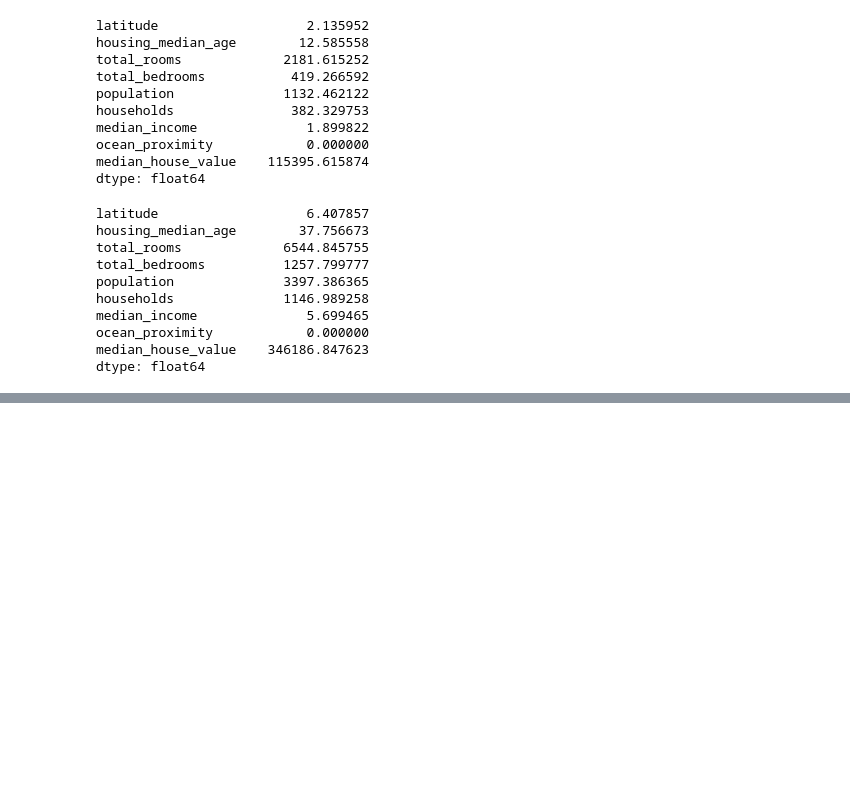
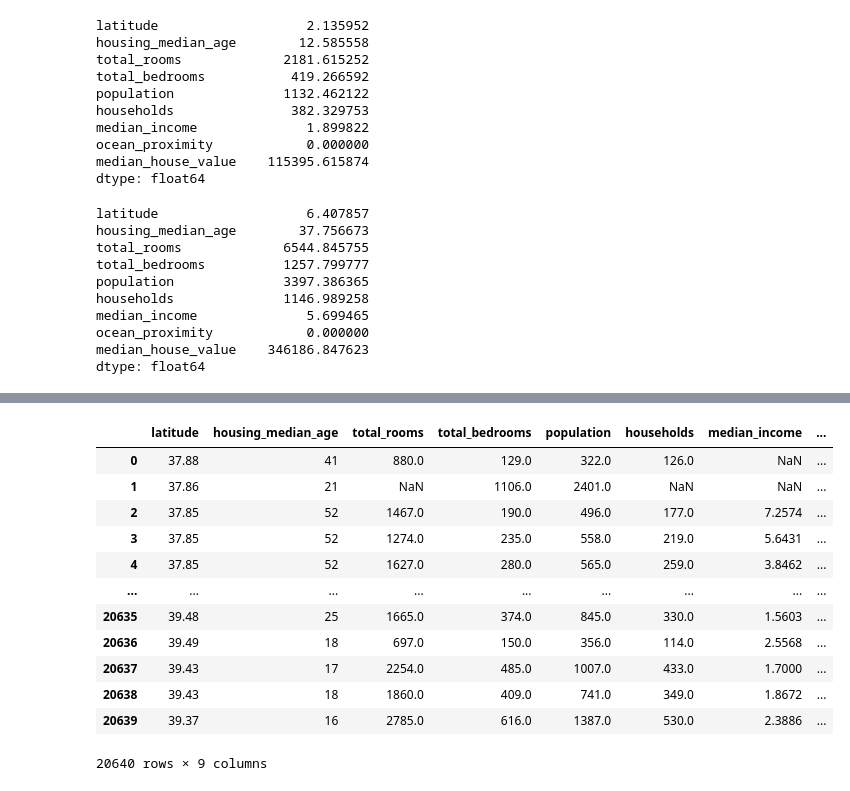
Before and after one commit to vinaymali14319/CDAC_project, a Jupyter notebook: project.ipynb, the cells around one changed output, grey strips where cells are left out. Cells and saved outputs as stored; diff of their text form; code cells hidden in the pictures; blank space fills up the shorter version.

```diff
--- a/project.ipynb
+++ b/project.ipynb
@@ -253,0 +287,19 @@ IQR = Q3 - Q1
+# %%
+mask = (data < (Q1 - 1.5 * IQR)) | (data > (Q3 + 1.5 * IQR))
+# %%
+data[mask] = np.nan
+data
+# %% [output]
+|  | latitude | housing_median_age | total_rooms | total_bedrooms | population | households | median_income | ... |
+| 0 | 37.88 | 41 | 880.0 | 129.0 | 322.0 | 126.0 | NaN | ... |
+| 1 | 37.86 | 21 | NaN | 1106.0 | 2401.0 | NaN | NaN | ... |
+| 2 | 37.85 | 52 | 1467.0 | 190.0 | 496.0 | 177.0 | 7.2574 | ... |
+| 3 | 37.85 | 52 | 1274.0 | 235.0 | 558.0 | 219.0 | 5.6431 | ... |
+| 4 | 37.85 | 52 | 1627.0 | 280.0 | 565.0 | 259.0 | 3.8462 | ... |
+| ... | ... | ... | ... | ... | ... | ... | ... | ... |
+| 20635 | 39.48 | 25 | 1665.0 | 374.0 | 845.0 | 330.0 | 1.5603 | ... |
+| 20636 | 39.49 | 18 | 697.0 | 150.0 | 356.0 | 114.0 | 2.5568 | ... |
+| 20637 | 39.43 | 17 | 2254.0 | 485.0 | 1007.0 | 433.0 | 1.7000 | ... |
+| 20638 | 39.43 | 18 | 1860.0 | 409.0 | 741.0 | 349.0 | 1.8672 | ... |
+| 20639 | 39.37 | 16 | 2785.0 | 616.0 | 1387.0 | 530.0 | 2.3886 | ... |
+20640 rows × 9 columns
```
Also changed, not shown: parts of 10 cells of this notebook.
